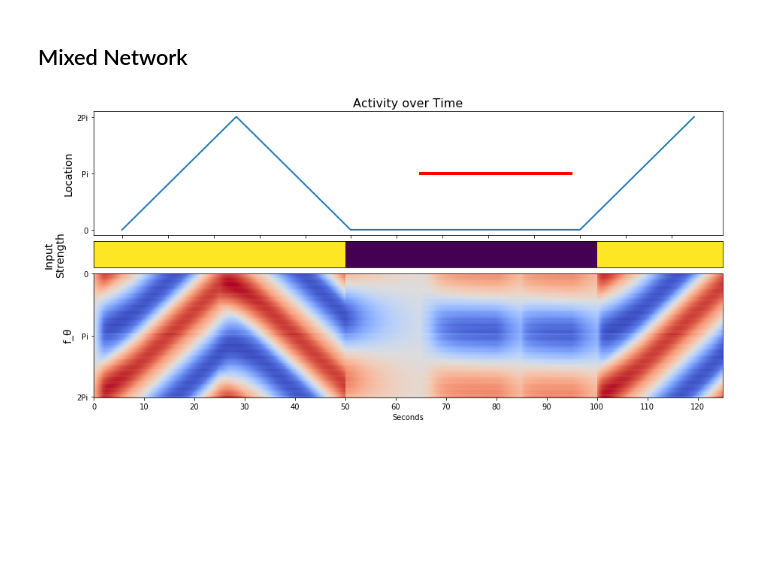
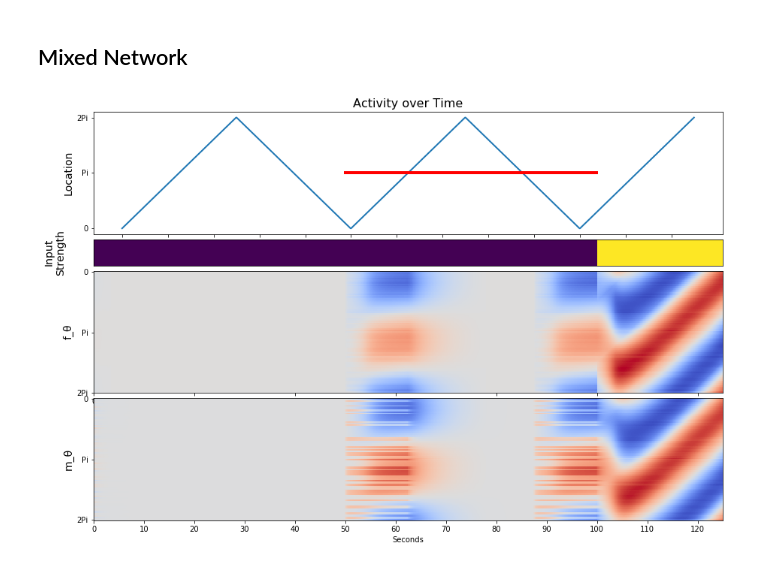
Before and after one commit to chingf/hf-memory-model, a Jupyter notebook: 01-17-run-network.ipynb, the cells around one changed output. Drawn from its saved outputs; the diff is of its cells as text; code cells hidden in the pictures; blank space fills up the shorter version.

Commit message:
Add save function to plot GUI and more input possibilities

```diff
--- a/01-17-run-network.ipynb
+++ b/01-17-run-network.ipynb
@@ -27,24 +26,12 @@ J_cr = 0.01
 K_inhib = 0.01
 target_indices = np.array([N//2, 0])
 network = MixedNetwork(N, N_c, C, K_inhib, N_cr, J_cr, target_indices)
-num_steps = 1250
-input = np.concatenate([
-    np.linspace(0, 2*pi, num_steps//5),
-    np.linspace(2*pi, 0, num_steps//5),
-    np.linspace(0, 0, num_steps//5),
-    np.linspace(0, 0, num_steps//5),
-    np.linspace(0, 2*pi, num_steps//5)
-    ])
-alphas = np.ones(input.size)*0.6
-input_c = np.zeros((input.size, N_c))
-alphas[500:1000,] = 0
-input_c = np.zeros(input.size)
-input_c[650:800] = 1
-input_c[850:950] = 1
-m, f, dmdt = network.simulate(input, input_c, alphas)
+inputgen = InputGenerator()
+input_ext, input_c, alphas = inputgen.get_input2(1250, N_c)
+m, f, dmdt = network.simulate(input_ext, input_c, alphas)
 # %%
 plotmaker.plot_main(
-    input, alphas, f, input_c, target_indices/N
+    input_ext, alphas, f, input_c, target_indices/N, m
     )
 # %% [output]
-[figure, old version]
+[figure, new version]
```
Also changed, not shown: parts of 8 cells of this notebook, 4 other files.
